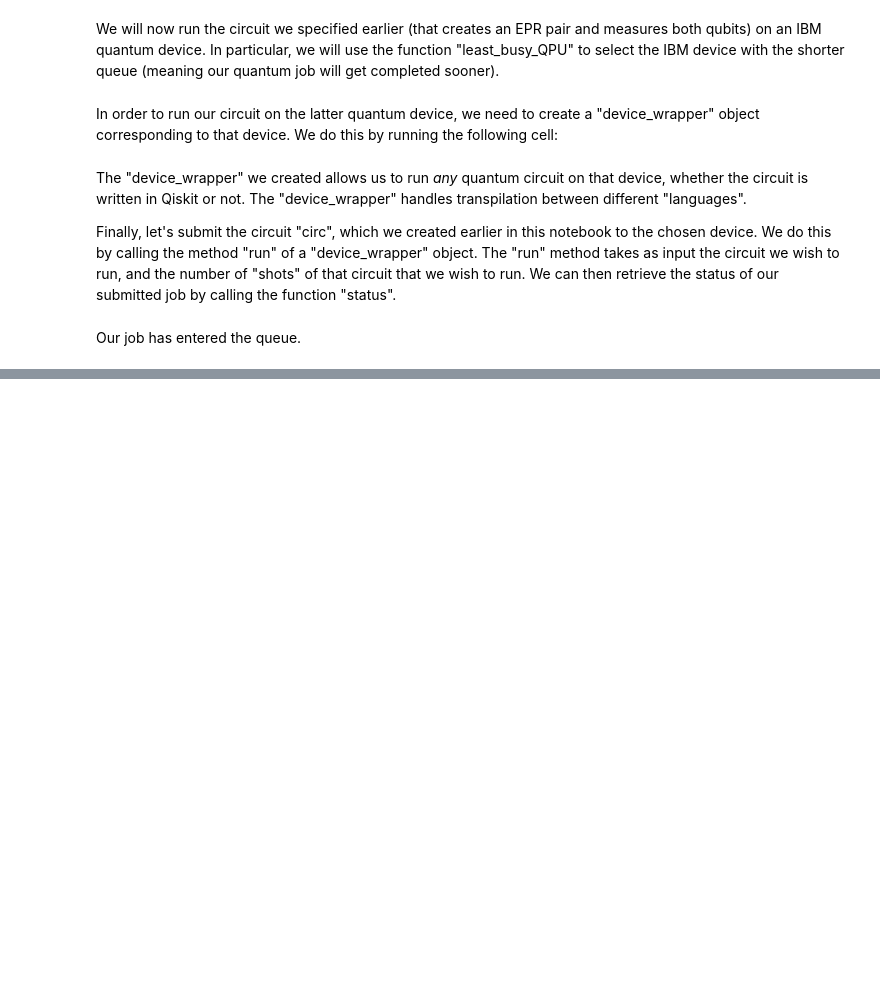
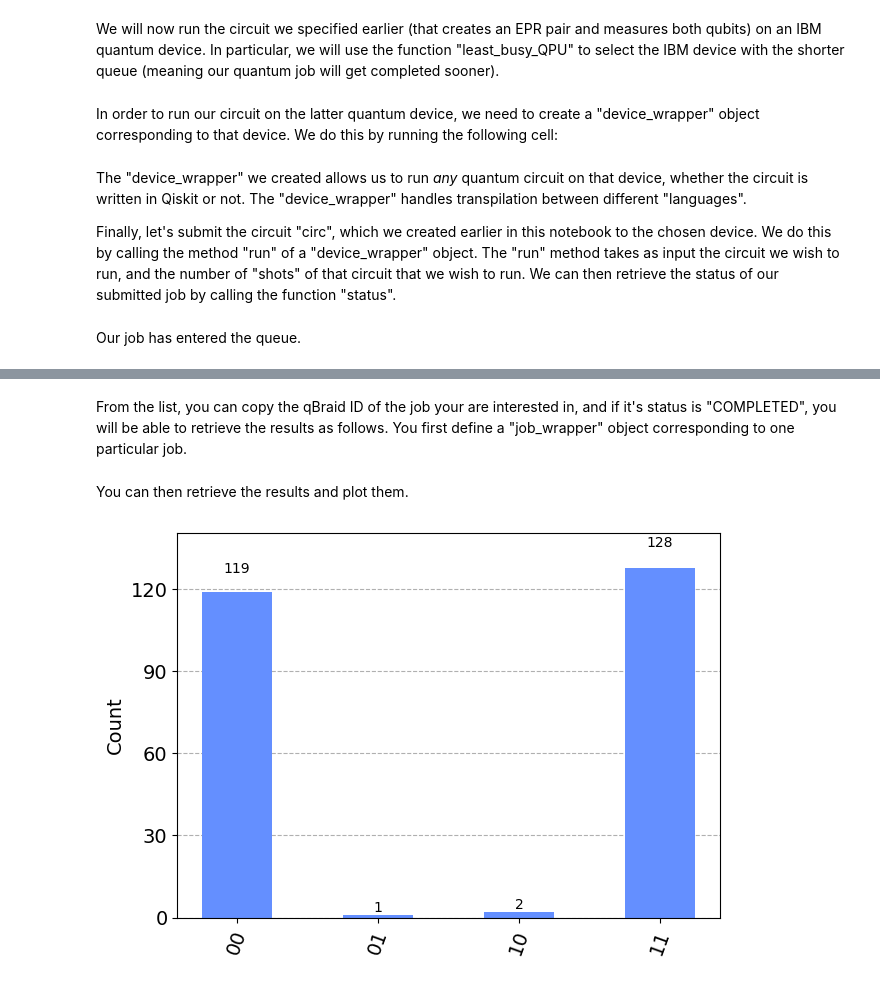
Before and after one commit to ardroc92/493Q, a Jupyter notebook: First_quantum_program.ipynb, the cells around one changed output, grey strips where cells are left out. Saved outputs shown, nothing was run; the diff lists cells and outputs as text; code cells hidden in the pictures; blank space fills up the shorter version.

```diff
--- a/First_quantum_program.ipynb
+++ b/First_quantum_program.ipynb
@@ -281,0 +261,12 @@ job2.plot_counts()
+# %% [markdown]
+From the list, you can copy the qBraid ID of the job your are interested in, and if it's status is "COMPLETED", you will be able to retrieve the results as follows. You first define a "job_wrapper" object corresponding to one particular job.
+# %%
+saved_job_id = 'aws_ionq-coladan-qjob-0or1aavnbax8vbl57bw6' #insert the qBraid ID of one of your submitted jobs from the list above
+qjob = job_wrapper(saved_job_id)
+# %% [markdown]
+You can then retrieve the results and plot them.
+# %%
+qresult = qjob.result()
+qresult.plot_counts()
+# %% [output]
+[figure, added]
```
Also changed, not shown: parts of 23 cells of this notebook, 2 other files.
